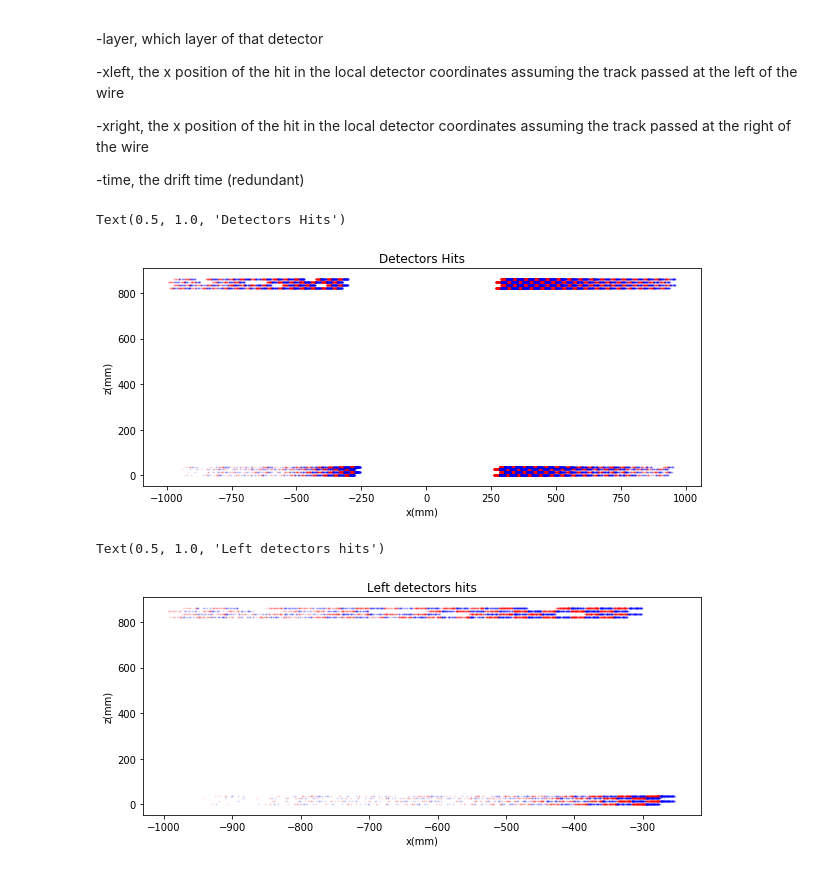
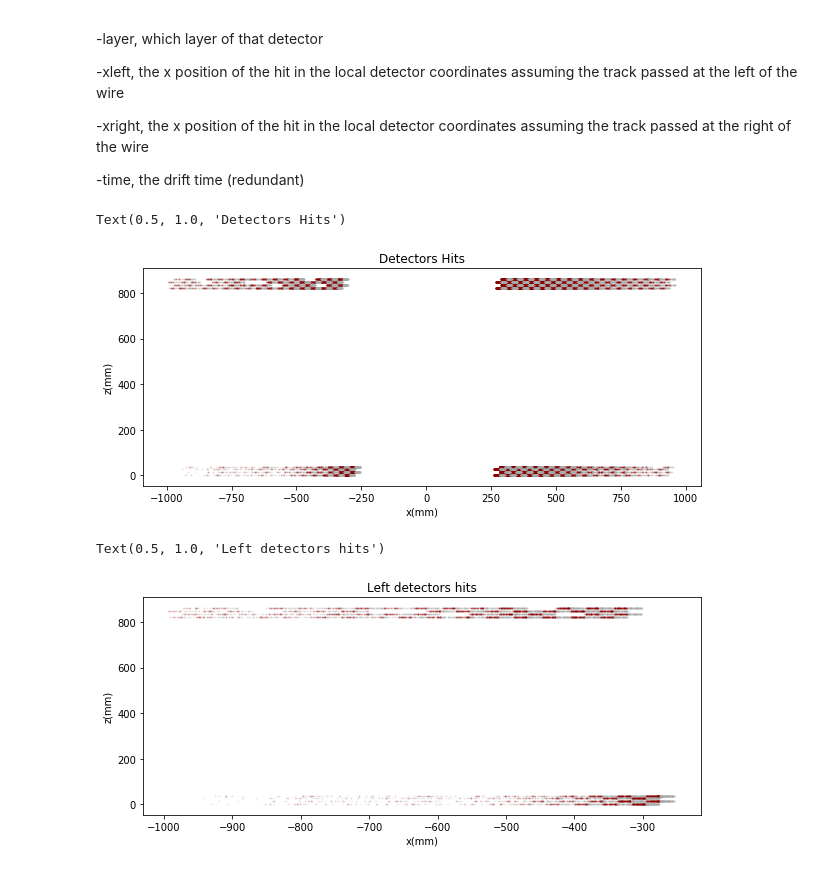
Before and after one commit to IvanDiTerlizzi/LCP_work, a Jupyter notebook: Calibration.ipynb, the cells around one changed output. Cells and saved outputs as stored; diff of their text form; code cells hidden in the pictures.

```diff
--- a/Calibration.ipynb
+++ b/Calibration.ipynb
@@ -109,14 +110,14 @@ right = [i.xright_global for i in list(itertools.chain.from_iterable([j.hits for
 z = [i.z_global for i in list(itertools.chain.from_iterable([j.hits for j in run260.Events if j.hits != []]))]
 # %%
 fig, ax = plt.subplots(figsize = (10,4))
-ax.scatter(left,z,c="r",marker="o", s = 1, alpha=0.1)
-ax.scatter(right,z,c="b",marker="o",s = 1,alpha=0.1)
+ax.scatter(left,z,c="darkred",marker="o", s = 1, alpha=0.1)
+ax.scatter(right,z,c="darkgray",marker="o",s = 1,alpha=0.1)
 ax.set_xlabel("x(mm)")
 ax.set_ylabel("z(mm)")
 plt.title("Detectors Hits")
 # %% [output]
 Text(0.5, 1.0, 'Detectors Hits')
-[figure, old version]
+[figure, new version]
 # %%
 #Getting only left chambers hits (chamber 0 & 1)
 left = [i.xleft_global for i in list(itertools.chain.from_iterable([j.hits for j in run260.Events if j.hits != []])) if i.chamber < 2]
@@ -124,14 +125,14 @@ right = [i.xright_global for i in list(itertools.chain.from_iterable([j.hits for
 z = [i.z_global for i in list(itertools.chain.from_iterable([j.hits for j in run260.Events if j.hits != []])) if i.chamber < 2]
 # %%
 fig, ax = plt.subplots(figsize = (10,4))
-ax.scatter(left,z,c="r",marker="o", s = 1, alpha=0.1)
-ax.scatter(right,z,c="b",marker="o",s = 1,alpha=0.1)
+ax.scatter(left,z,c="darkred",marker="o", s = 1, alpha=0.1)
+ax.scatter(right,z,c="darkgray",marker="o",s = 1,alpha=0.1)
 ax.set_xlabel("x(mm)")
 ax.set_ylabel("z(mm)")
 plt.title("Left detectors hits")
 # %% [output]
 Text(0.5, 1.0, 'Left detectors hits')
-[figure, old version]
+[figure, new version]
 # %%
 #Getting only "Good" Events, at least 3 hits in 3 different layers into one chamber
 #To be modified with smarter ways, using pandas
```
Also changed, not shown: parts of 6 cells of this notebook.
